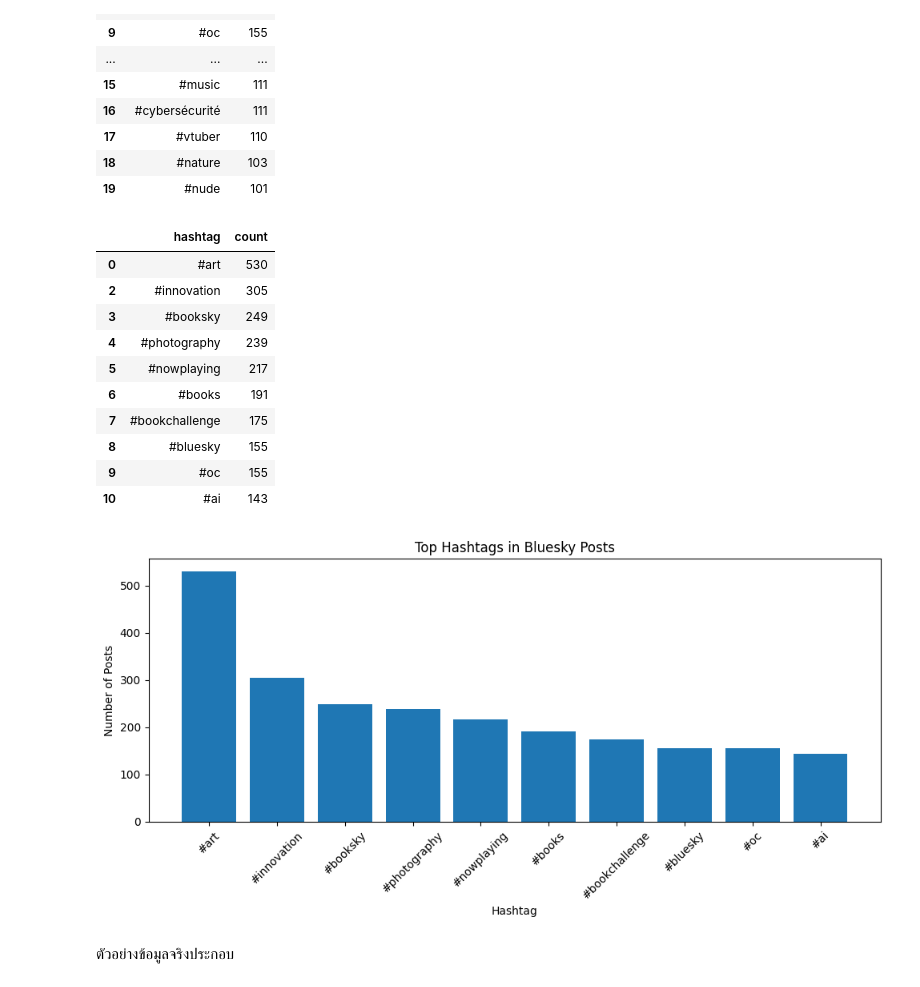
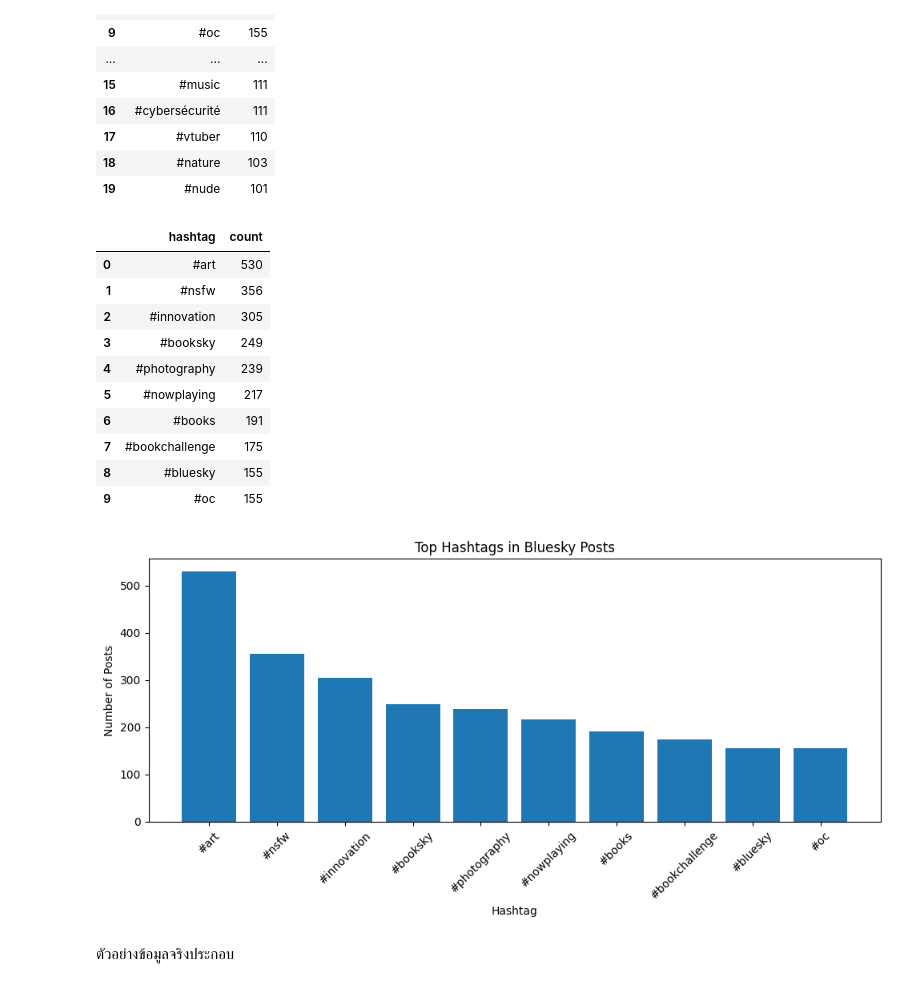
Before and after one commit to pawarisang258-2/SC663402_DW, a Jupyter notebook: Part1_pawarisa.ipynb, the cells around one changed output. Cells and saved outputs as stored; diff of their text form; code cells hidden in the pictures.

```diff
--- a/Part1_pawarisa.ipynb
+++ b/Part1_pawarisa.ipynb
@@ -29,6 +29,13 @@ https://huggingface.co/datasets/alpindale/two-million-bluesky-posts
 #             yield json.loads(line)
 # %% [markdown]
 ##setup
+# %%
+import json
+
+def iter_jsonl(path):
+    with open(path, "r", encoding="utf-8") as f:
+        for line in f:
+            yield json.loads(line)
 # %%
 # ----------------- Your code here -----------------
 from google.colab import drive
@@ -38,5 +45,4 @@ Mounted at /content/drive
 # %%
-import json
 import pandas as pd
 import os
 
@@ -47,13 +53,7 @@ files = [
 ]
 
 for path in files:
-    records = []
-
-    with open(path, "r", encoding="utf-8") as f:
-        for line in f:
-            records.append(json.loads(line))
-
-    temp_df = pd.DataFrame(records)
+    temp_df = pd.DataFrame(iter_jsonl(path))
 
     print("=" * 70)
     print("ไฟล์:", os.path.basename(path))
@@ -117,14 +117,10 @@ Fields: ['text', 'created_at', 'author', 'uri', 'has_images', 'reply_to']
 # Combine 3 JSONL files
 # ============================================================
 
-all_records = []
-
-for path in files:
-    with open(path, "r", encoding="utf-8") as f:
-        for line in f:
-            all_records.append(json.loads(line))
-
-df = pd.DataFrame(all_records)
+df = pd.concat(
+    [pd.DataFrame(iter_jsonl(path)) for path in files],
+    ignore_index=True
+)
 
 print("จำนวน records ทั้งหมด =", len(df))
 print("จำนวน columns =", len(df.columns))
@@ -460,45 +453,39 @@ display(hashtag_summary)
 | 18 | #nature | 103 |
 | 19 | #nude | 101 |
 # %%
-# ============================================================
-# Q3 Visualization: Top General Hashtags
-# ============================================================
+# Q3 Visualization: Top Hashtags
 
-exclude_tags = {"#nsfw", "#porn", "#gay", "#nude"}
+hashtag_top10 = hashtag_summary.head(10)
 
-hashtag_general = hashtag_summary[
-    ~hashtag_summary["hashtag"].isin(exclude_tags)
-].head(10)
-
-display(hashtag_general)
+display(hashtag_top10)
 
 plt.figure(figsize=(10, 5))
 
 plt.bar(
-    hashtag_general["hashtag"],
-    hashtag_general["count"]
+    hashtag_top10["hashtag"],
+    hashtag_top10["count"]
 )
 
 plt.title("Top Hashtags in Bluesky Posts")
 plt.xlabel("Hashtag")
 plt.ylabel("Number of Posts")
 plt.xticks(rotation=45)
 
 plt.tight_layout()
 plt.show()
 # %% [output]
 |  | hashtag | count |
 | 0 | #art | 530 |
+| 1 | #nsfw | 356 |
 | 2 | #innovation | 305 |
 | 3 | #booksky | 249 |
 | 4 | #photography | 239 |
 | 5 | #nowplaying | 217 |
 | 6 | #books | 191 |
 | 7 | #bookchallenge | 175 |
 | 8 | #bluesky | 155 |
 | 9 | #oc | 155 |
-| 10 | #ai | 143 |
-[figure, old version]
+[figure, new version]
 # %% [markdown]
 ตัวอย่างข้อมูลจริงประกอบ
 # %%
```
Also changed, not shown: parts of 5 cells of this notebook.
